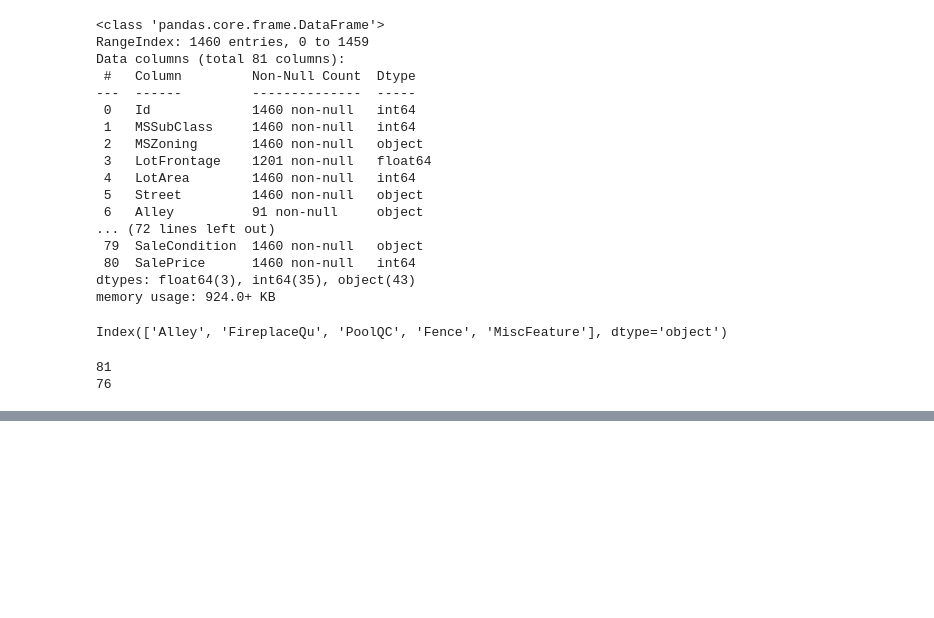
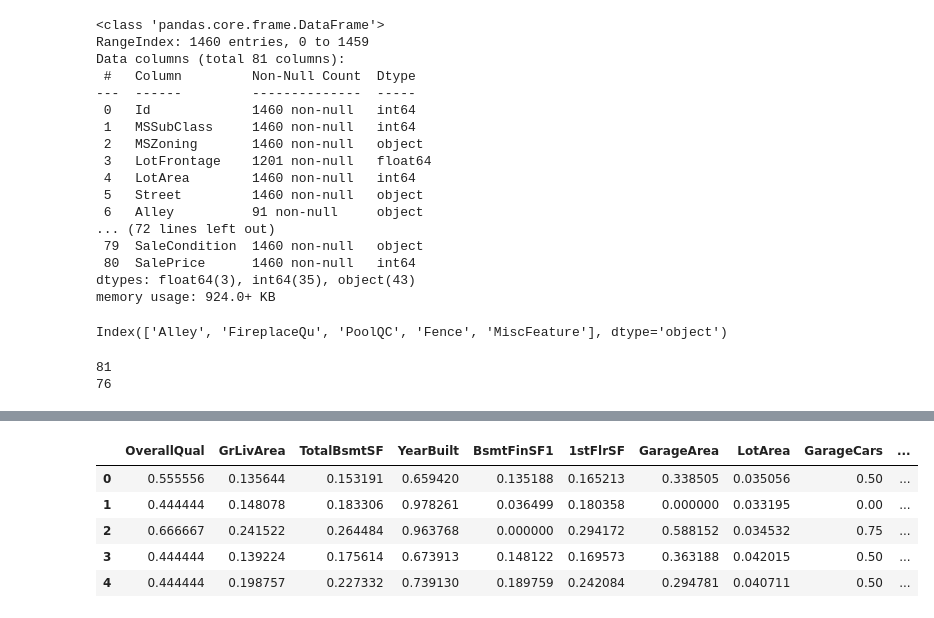
Before and after one commit to hargurjeet/Suprise_Housing, a Jupyter notebook: Suprise_Housing_Case_study.ipynb, the cells around one changed output, grey strips where cells are left out. Cells and saved outputs as stored; diff of their text form; code cells hidden in the pictures; blank space fills up the shorter version.

Commit message:
scaling completed

```diff
--- a/Suprise_Housing_Case_study.ipynb
+++ b/Suprise_Housing_Case_study.ipynb
@@ -60,0 +128,12 @@ SyntaxError: ignored
+# %%
+# scaling the data between 0 and 1
+scaler = MinMaxScaler()
+top_10_numberic_features_scaled = pd.DataFrame(scaler.fit_transform(top_10_numberic_features), columns = top_10_numberic_features.columns)
+top_10_numberic_features_scaled.head()
+# %% [output]
+|  | OverallQual | GrLivArea | TotalBsmtSF | YearBuilt | BsmtFinSF1 | 1stFlrSF | GarageArea | LotArea | GarageCars | ... |
+| 0 | 0.555556 | 0.135644 | 0.153191 | 0.659420 | 0.135188 | 0.165213 | 0.338505 | 0.035056 | 0.50 | ... |
+| 1 | 0.444444 | 0.148078 | 0.183306 | 0.978261 | 0.036499 | 0.180358 | 0.000000 | 0.033195 | 0.00 | ... |
+| 2 | 0.666667 | 0.241522 | 0.264484 | 0.963768 | 0.000000 | 0.294172 | 0.588152 | 0.034532 | 0.75 | ... |
+| 3 | 0.444444 | 0.139224 | 0.175614 | 0.673913 | 0.148122 | 0.169573 | 0.363188 | 0.042015 | 0.50 | ... |
+| 4 | 0.444444 | 0.198757 | 0.227332 | 0.739130 | 0.189759 | 0.242084 | 0.294781 | 0.040711 | 0.50 | ... |
```
Also changed, not shown: parts of 16 cells of this notebook.
